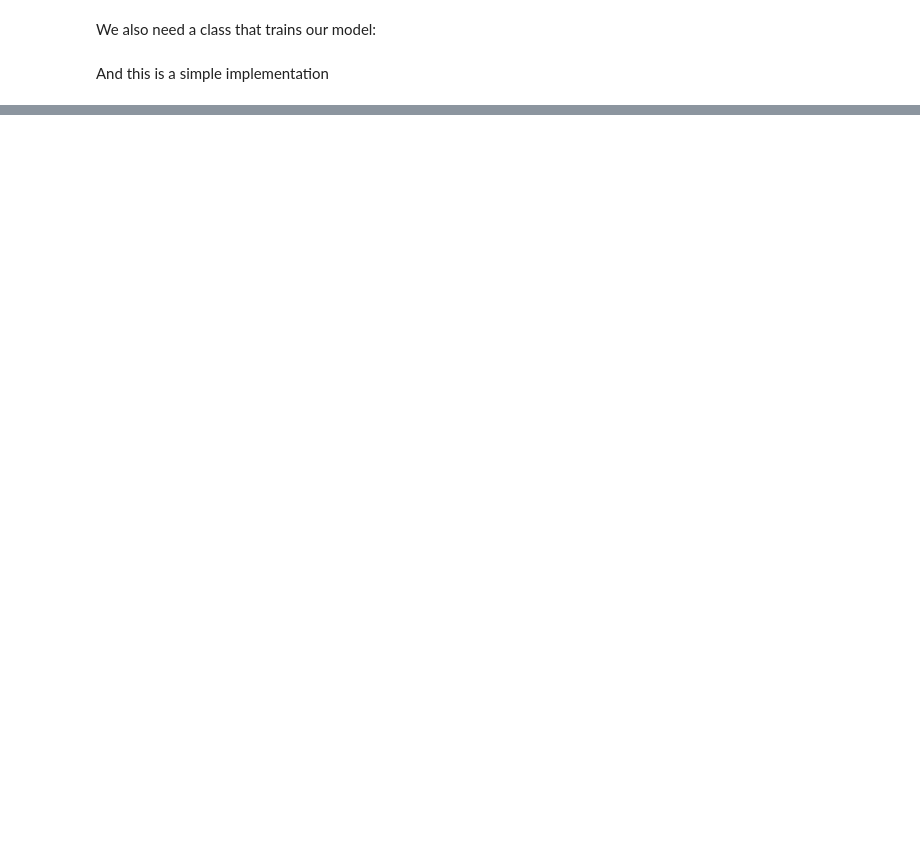
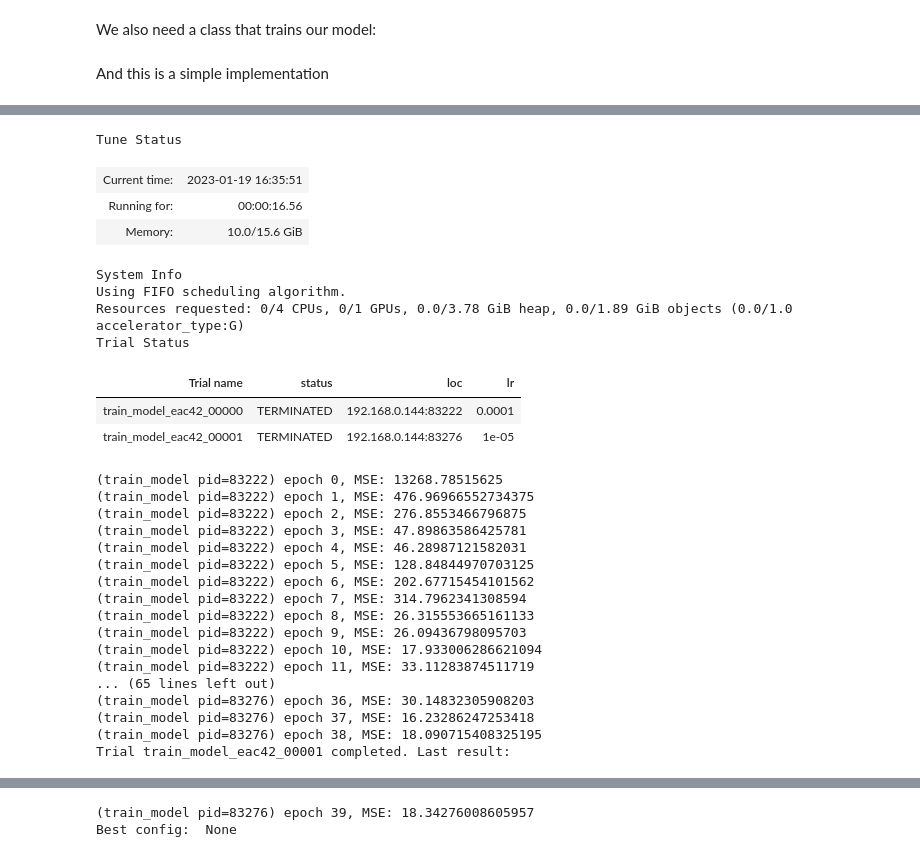
Before and after one commit to brechtlauwers/AI-math-predictor-NY, a Jupyter notebook: Model/4. PyTorch.ipynb, the cells around one changed output, grey strips where cells are left out. Saved outputs shown, nothing was run; the diff lists cells and outputs as text; code cells hidden in the pictures; blank space fills up the shorter version.

```diff
--- a/Model/4. PyTorch.ipynb
+++ b/Model/4. PyTorch.ipynb
@@ -141,0 +572,11 @@ Mmh... this is an exploding gradient.
+# %%
+def predict(row, model):
+    # make prediction
+    yhat = model(row)
+    # retrieve numpy array
+    yhat = yhat.detach().numpy()
+    return yhat
+# %%
+for inputs, targets in test_dl:
+    yhat = predict(inputs[22], model)
+    print("target:" + str(round(targets[22].item())) + ", prediction:" + str(round(yhat.item())))
@@ -141,0 +676,4 @@ Mmh... this is an exploding gradient.
+# %%
+for inputs, targets in test_dl:
+    yhat = predict(inputs[22], model)
+    print("target:" + str(round(targets[22].item())) + ", prediction:" + str(round(yhat.item())))
@@ -141,0 +701,61 @@ Mmh... this is an exploding gradient.
+# %%
+from ray import tune
+import ray.rllib.algorithms.ppo as ppo
+
+def train_model(config):
+    model = Regressor(14)
+    path = "/home/brechtl/OneDrive/Lessen/AI Frameworks/Project/Data/Math_Test_Results_Cleaned.csv"
+    train_dl, test_dl = prepare_data(path)
+    # define the network
+
+    # define the optimization
+    criterion = torch.nn.MSELoss()
+    optimizer = torch.optim.SGD(model.parameters(), lr=config["lr"])
+    # enumerate epochs
+    for epoch in range(40):
+        # enumerate mini batches
+        for i, (inputs, targets) in enumerate(train_dl):
+            # clear the gradients
+            optimizer.zero_grad()
+            # compute the model output
+            yhat = model(inputs)
+            # calculate loss
+            loss = criterion(yhat, targets)
+            # credit assignment
+            loss.backward()
+            # update model weights
+            optimizer.step()
+        print('epoch {}, MSE: {}'.format(epoch, loss))
+
+result = tune.run(train_model, config={"lr": tune.grid_search([0.0001, 0.00001])}, verbose=3)
+
+print("Best config: ", result.get_best_config(metric="loss", mode="min"))
+# %% [output]
+Tune Status
+| Current time: | 2023-01-19 16:35:51 |
+| Running for: | 00:00:16.56 |
+| Memory: | 10.0/15.6 GiB |
+System Info
+Using FIFO scheduling algorithm.
+Resources requested: 0/4 CPUs, 0/1 GPUs, 0.0/3.78 GiB heap, 0.0/1.89 GiB objects (0.0/1.0 accelerator_type:G)
+Trial Status
+| Trial name | status | loc | lr |
+| train_model_eac42_00000 | TERMINATED | 192.168.0.144:83222 | 0.0001 |
+| train_model_eac42_00001 | TERMINATED | 192.168.0.144:83276 | 1e-05 |
+(train_model pid=83222) epoch 0, MSE: 13268.78515625
+(train_model pid=83222) epoch 1, MSE: 476.96966552734375
+(train_model pid=83222) epoch 2, MSE: 276.8553466796875
+(train_model pid=83222) epoch 3, MSE: 47.89863586425781
+(train_model pid=83222) epoch 4, MSE: 46.28987121582031
+(train_model pid=83222) epoch 5, MSE: 128.84844970703125
+(train_model pid=83222) epoch 6, MSE: 202.67715454101562
+(train_model pid=83222) epoch 7, MSE: 314.7962341308594
+(train_model pid=83222) epoch 8, MSE: 26.315553665161133
+(train_model pid=83222) epoch 9, MSE: 26.09436798095703
+(train_model pid=83222) epoch 10, MSE: 17.933006286621094
+(train_model pid=83222) epoch 11, MSE: 33.11283874511719
+... (65 lines left out)
+(train_model pid=83276) epoch 36, MSE: 30.14832305908203
+(train_model pid=83276) epoch 37, MSE: 16.23286247253418
+(train_model pid=83276) epoch 38, MSE: 18.090715408325195
+Trial train_model_eac42_00001 completed. Last result:
@@ -141,0 +764,2 @@ Mmh... this is an exploding gradient.
+(train_model pid=83276) epoch 39, MSE: 18.34276008605957
+Best config:  None
```
Also changed, not shown: parts of 51 cells of this notebook, 7 other files.
